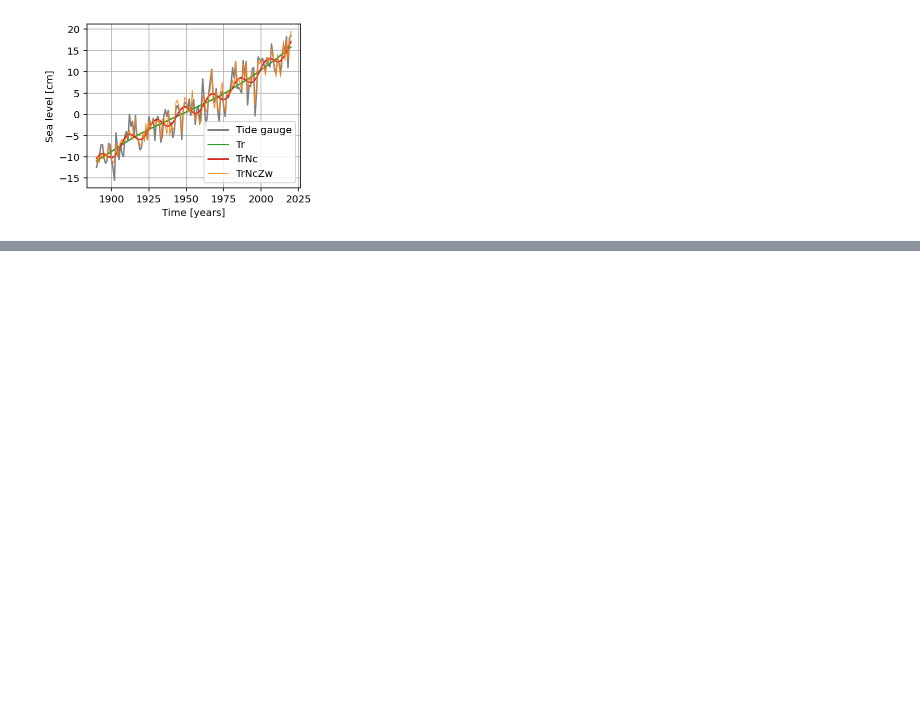
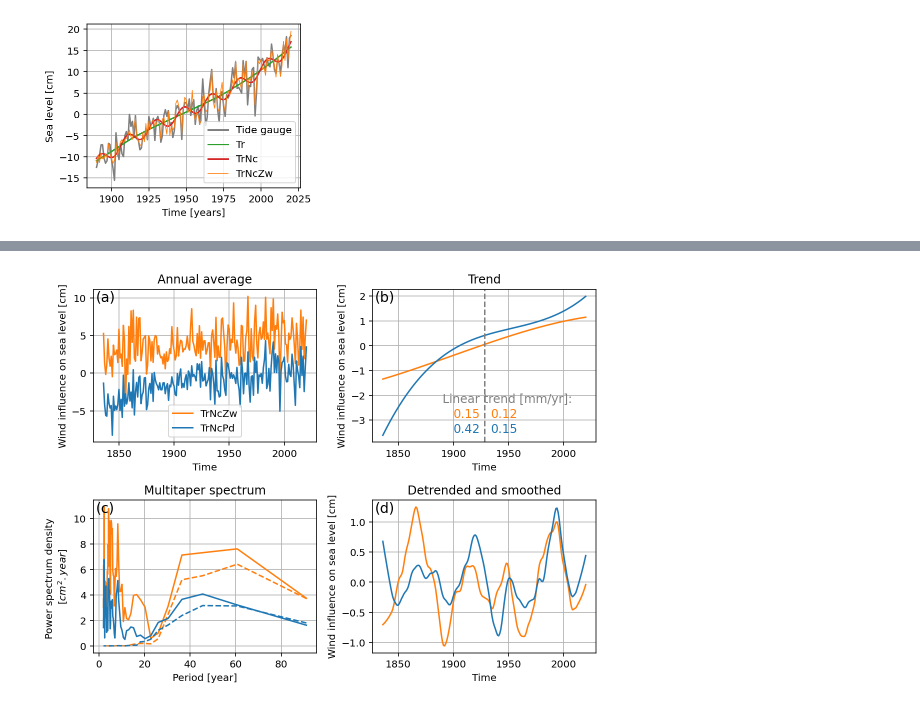
Before and after one commit to KNMI-sealevel/NetherlandsSeaLevelAcceleration, a Jupyter notebook: make_figures&tables.ipynb, the cells around one changed output, grey strips where cells are left out. Saved outputs shown, nothing was run; the diff lists cells and outputs as text; code cells hidden in the pictures; blank space fills up the shorter version.

Commit message:
add new text file, make_figures notebook finished

```diff
--- a/make_figures&tables.ipynb
+++ b/make_figures&tables.ipynb
@@ -99,0 +246,17 @@ fig.tight_layout()
+# %%
+wind_rec = pd.read_csv(f'{output_dir}WindInfluence.csv')
+wind_rec.set_index('time', inplace=True)
+# %%
+# Estimate the linear trend for different periods
+
+mid_point = int(len(wind_rec.index)/2)
+
+lin_trend_na1 = round(linregress(wind_rec.index[0:mid_point],
+                                 wind_rec['NearestPointAverage_trend'].iloc[0:mid_point]).slope*10, 2)
+lin_trend_na2 = round(linregress(wind_rec.index[mid_point:-1],
+                                 wind_rec['NearestPointAverage_trend'].iloc[mid_point:-1]).slope*10, 2)
+
+lin_trend_pd1 = round(linregress(wind_rec.index[0:mid_point],
+                                 wind_rec['PressureDifference_trend'].iloc[0:mid_point]).slope*10, 2)
+lin_trend_pd2 = round(linregress(wind_rec.index[mid_point:-1],
+                                 wind_rec['PressureDifference_trend'].iloc[mid_point:-1]).slope*10, 2)
@@ -99,0 +287,68 @@ fig.tight_layout()
+# %%
+fig, ax = plt.subplots(2, 2, figsize=(8,6)) #14, 10
+
+# Panel 1
+wind_rec[['NearestPointAverage', 'PressureDifference']].plot(ax=ax[0,0], color=[colors[2], colors[3]])
+
+ax[0,0].legend(['TrNcZw', 'TrNcPd'])
+ax[0,0].set_title('Annual average')
+ax[0,0].set_ylabel('Wind influence on sea level [cm]')
+ax[0,0].set_xlabel('Time')
+
+# Panel 2
+(wind_rec['NearestPointAverage_trend']-wind_rec['NearestPointAverage_trend'].mean() ).plot(ax=ax[0,1], color=colors[2])
+(wind_rec['PressureDifference_trend']-wind_rec['PressureDifference_trend'].mean() ).plot(ax=ax[0,1], color=colors[3])
+
+ax[0,1].text(1900, -2.9, lin_trend_na1, size=12, color=colors[2])
+ax[0,1].text(1934, -2.9, lin_trend_na2, size=12, color=colors[2])
+
+ax[0,1].text(1900, -3.5, lin_trend_pd1, size=12, color=colors[3])
+ax[0,1].text(1934, -3.5, lin_trend_pd2, size=12, color=colors[3])
+
+ax[0,1].text(1890, -2.3, 'Linear trend [mm/yr]:', size=12, color='grey')
+
+ax[0,1].axvline(x=wind_rec.index[mid_point], color='grey', linestyle='--')
+
+ax[0,1].set_title('Trend')
+ax[0,1].set_ylabel('Wind influence on sea level [cm]')
+ax[0,1].set_xlabel('Time')
+
+# Panel 3
+xf_mtm, yf_mtm, _ = loc.mtm(wind_rec['NearestPointAverage_dt'].values, 1)
+
+# Change x-axis from freqency to period
+xf_p = 1/xf_mtm
+ax[1,0].plot(xf_p[2:], yf_mtm[2:], label='NPA', color=colors[2])
+
+xf_mtm, yf_mtm, _ = loc.mtm(wind_rec['NearestPointAverage_lowess'].values, 1)
+ax[1,0].plot(xf_p[2:], yf_mtm[2:], label='NPA', color=colors[2], linestyle = 'dashed')
+
+xf_mtm, yf_mtm, _ = loc.mtm(wind_rec['PressureDifference_dt'].values, 1)
+ax[1,0].plot(xf_p[2:], yf_mtm[2:], label='PD', color=colors[3])
+
+xf_mtm, yf_mtm, _ = loc.mtm(wind_rec['PressureDifference_lowess'].values, 1)
+ax[1,0].plot(xf_p[2:], yf_mtm[2:], label='PD', color=colors[3], linestyle = 'dashed')
+
+ax[1,0].set_title('Multitaper spectrum')
+ax[1,0].set_ylabel('Power spectrum density \n'+r'$[cm^2.year]$')
+ax[1,0].set_xlabel('Period [year]')
+
+# Panel 4
+wind_rec[['NearestPointAverage_lowess', 'PressureDifference_lowess']].plot(ax=ax[1,1], color=[colors[2], colors[3]])
+
+ax[1,1].set_title('Detrended and smoothed')
+ax[1,1].set_xlabel('Time')
+ax[1,1].set_ylabel('Wind influence on sea level [cm]')
+
+ax[1,1].get_legend().remove()
+
+for idx in range(4):
+    ax.flat[idx].text(0.01, 0.92, panels[idx],
+                      transform=ax.flat[idx].transAxes, size=14)
+    ax.flat[idx].grid(True)
+
+fig.tight_layout()
+
+plt.savefig(f'./figures/WindInfluenceComp_lowess21.pdf', dpi=150)
+# %% [output]
+[figure, added]
```
Also changed, not shown: parts of 34 cells of this notebook, 2 other files.
